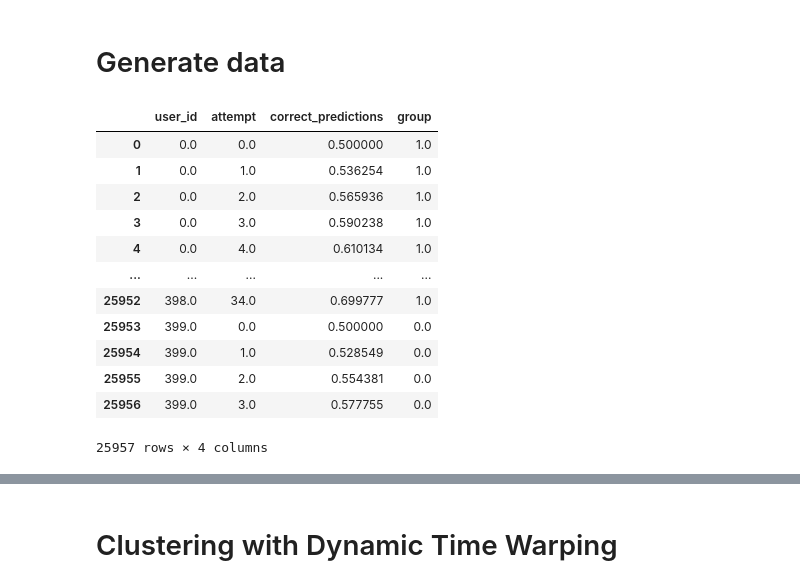
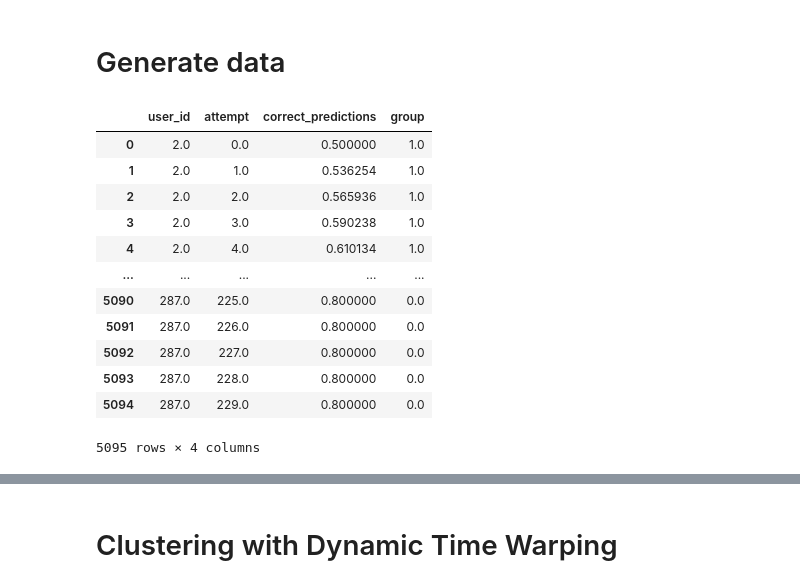
Before and after one commit to emmabhl/MLBD_Calcularis_Sectumsempra, a Jupyter notebook: clustering_dummy.ipynb, the cells around one changed output, grey strips where cells are left out. Drawn from its saved outputs; the diff is of its cells as text; code cells hidden in the pictures.

```diff
--- a/clustering_dummy.ipynb
+++ b/clustering_dummy.ipynb
@@ -20,44 +23,49 @@ def exp_model(x, a, b, lambda_):
 # %%
 # Initialize the random number generator
 np.random.seed(24)
 
 # Define the parameters
 a = [0.8,0.7,0.8]
 b = [0.3,0.2,0.3]
 lambda_ = [0.1,0.2,0.5]
 scale_param = 60
-nb_students = 400
+nb_students = 300
 
 # Generate dummy student data
 proba_dataset = pd.DataFrame({'user_id': [], 'attempt': [], 'correct_predictions': [], 'group':[]})
 max_attempt = (np.rint(np.random.exponential(scale_param, nb_students))).astype(
     int)  # We saw that the number of attempts per student is exponentially distributed
+
+#remove students with too small number of attempts
+min_attempt = 200
+
 for i in range(len(max_attempt)):
-    user_id = np.repeat(i, max_attempt[i])
-    attempt = np.arange(max_attempt[i])
-    #e = np.random.randn(max_attempt[i]) * (
-     #           np.random.randn() * 0.1 + 0.1)  # Generate some noise with a different variance for each student
-    group = random.randint(0, 1) #Choose parameter index
-    correct_predictions = exp_model(attempt, a[group], b[group], lambda_[group])  # Generate the probability of success for each attempt
+    if max_attempt[i] > min_attempt:
+        user_id = np.repeat(i, max_attempt[i])
+        attempt = np.arange(max_attempt[i])
+        #e = np.random.randn(max_attempt[i]) * (
+         #           np.random.randn() * 0.1 + 0.1)  # Generate some noise with a different variance for each student
+        group = random.randint(0, 1) #Choose parameter index
+        correct_predictions = exp_model(attempt, a[group], b[group], lambda_[group])  # Generate the probability of success for each attempt
 
-    proba_dataset = pd.concat([proba_dataset, pd.DataFrame(
-        {'user_id': user_id, 'attempt': attempt, 'correct_predictions': correct_predictions, 'group' : np.repeat(group, len(user_id))})], ignore_index=True)
+        proba_dataset = pd.concat([proba_dataset, pd.DataFrame(
+            {'user_id': user_id, 'attempt': attempt, 'correct_predictions': correct_predictions, 'group' : np.repeat(group, len(user_id))})], ignore_index=True)
 
 proba_dataset
 # %% [output]
 |  | user_id | attempt | correct_predictions | group |
-| 0 | 0.0 | 0.0 | 0.500000 | 1.0 |
-| 1 | 0.0 | 1.0 | 0.536254 | 1.0 |
-| 2 | 0.0 | 2.0 | 0.565936 | 1.0 |
-| 3 | 0.0 | 3.0 | 0.590238 | 1.0 |
-| 4 | 0.0 | 4.0 | 0.610134 | 1.0 |
+| 0 | 2.0 | 0.0 | 0.500000 | 1.0 |
+| 1 | 2.0 | 1.0 | 0.536254 | 1.0 |
+| 2 | 2.0 | 2.0 | 0.565936 | 1.0 |
+| 3 | 2.0 | 3.0 | 0.590238 | 1.0 |
+| 4 | 2.0 | 4.0 | 0.610134 | 1.0 |
 | ... | ... | ... | ... | ... |
-| 25952 | 398.0 | 34.0 | 0.699777 | 1.0 |
-| 25953 | 399.0 | 0.0 | 0.500000 | 0.0 |
-| 25954 | 399.0 | 1.0 | 0.528549 | 0.0 |
-| 25955 | 399.0 | 2.0 | 0.554381 | 0.0 |
-| 25956 | 399.0 | 3.0 | 0.577755 | 0.0 |
+| 5090 | 287.0 | 225.0 | 0.800000 | 0.0 |
+| 5091 | 287.0 | 226.0 | 0.800000 | 0.0 |
+| 5092 | 287.0 | 227.0 | 0.800000 | 0.0 |
+| 5093 | 287.0 | 228.0 | 0.800000 | 0.0 |
+| 5094 | 287.0 | 229.0 | 0.800000 | 0.0 |
-25957 rows × 4 columns
+5095 rows × 4 columns
 # %%
 sns.scatterplot(data=proba_dataset, x = proba_dataset.attempt, y = proba_dataset.correct_predictions, hue='group', alpha=0.2, s=8)
 plt.xlabel('number of attempts')
```
Also changed, not shown: parts of 16 cells of this notebook.
